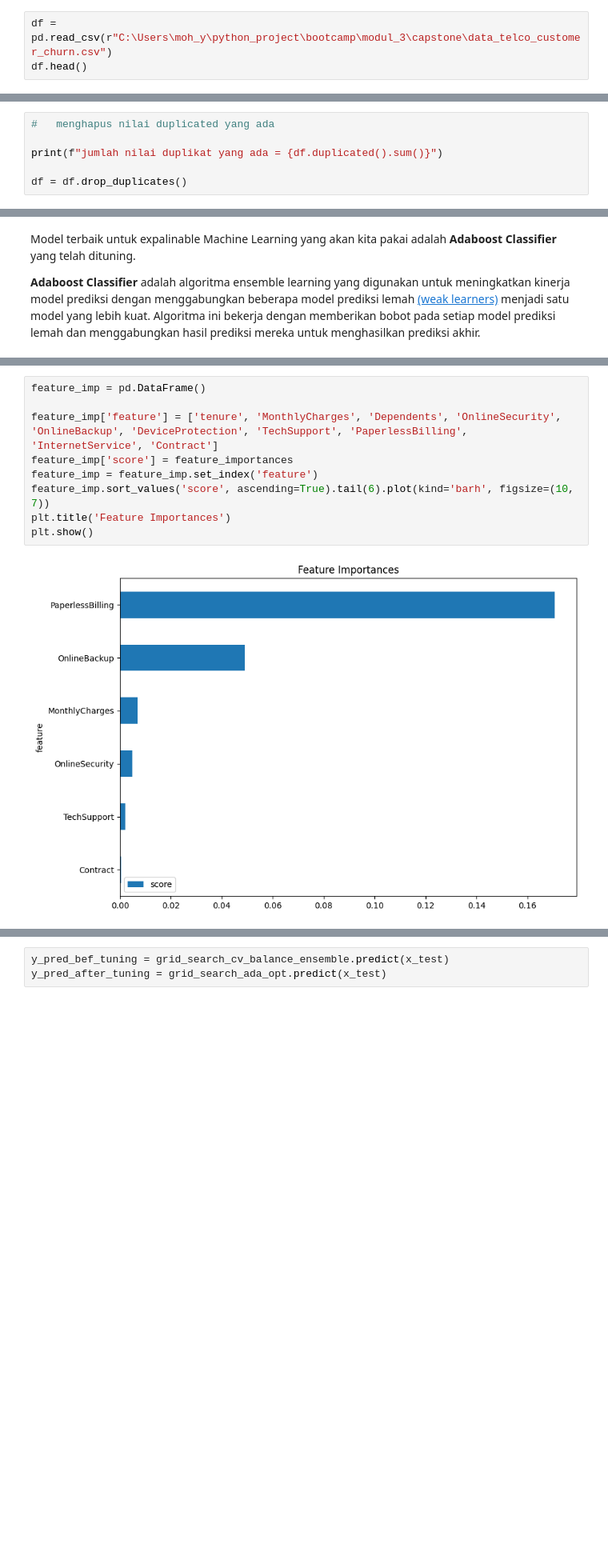
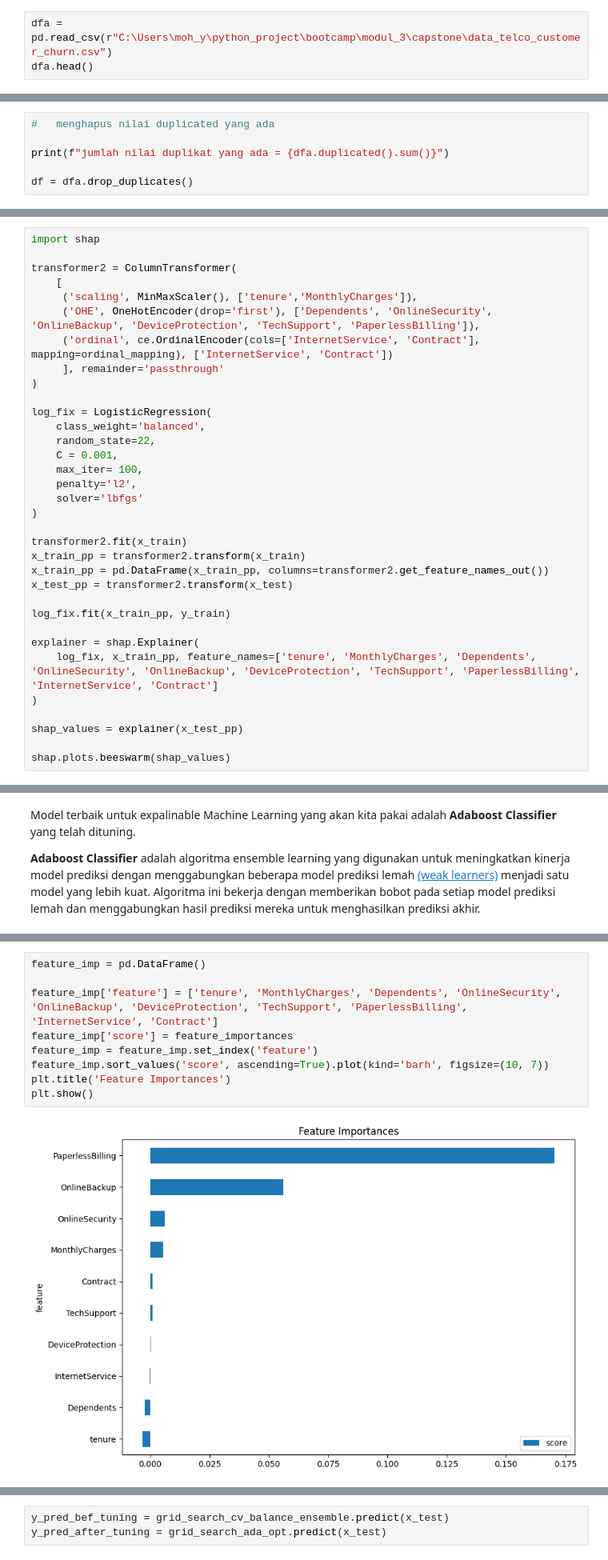
Before and after one commit to yapex1324/telco_customer_churn, a Jupyter notebook: capstone3 - Copy.ipynb, the cells around one changed output, grey strips where cells are left out. Shown at 80% size. Drawn from its saved outputs; the diff is of its cells as text; blank space fills up the shorter version.

```diff
--- a/capstone3 - Copy.ipynb
+++ b/capstone3 - Copy.ipynb
@@ -104,8 +104,8 @@ f2 = make_scorer(fbeta_score, beta=2)
 # %% [markdown]
 Langkah pertama yang akan kita lakukan adalah mempelajari dataset yang tersedia. Data tersebut dapat diakses [disini](https://drive.google.com/file/d/1oB5uKtJr7dWcWr9Ld5ZFAuVkpV005ceH/view).
 # %%
-df = pd.read_csv(r"C:\Users\moh_y\python_project\bootcamp\modul_3\capstone\data_telco_customer_churn.csv")
-df.head()
+dfa = pd.read_csv(r"C:\Users\moh_y\python_project\bootcamp\modul_3\capstone\data_telco_customer_churn.csv")
+dfa.head()
 # %% [output]
 |  | Dependents | tenure | OnlineSecurity | OnlineBackup | InternetService | DeviceProtection | TechSupport | ... |
 | 0 | Yes | 9 | No | No | DSL | Yes | Yes | ... |
@@ -189,9 +189,9 @@ Tahap selanjutnya ada menghapus data duplikat. Adanya duplikat dapat menyebabkan
 # %%
 #   menghapus nilai duplicated yang ada
 
-print(f"jumlah nilai duplikat yang ada = {df.duplicated().sum()}")
+print(f"jumlah nilai duplikat yang ada = {dfa.duplicated().sum()}")
 
-df = df.drop_duplicates()
+df = dfa.drop_duplicates()
 # %% [output]
 jumlah nilai duplikat yang ada = 77
 # %% [markdown]
@@ -911,0 +954,34 @@ Terlihat bahwa ternyata untuk model Logistic Regression kita, fitur/kolom **Cont
+# %%
+import shap
+
+transformer2 = ColumnTransformer(
+    [
+     ('scaling', MinMaxScaler(), ['tenure','MonthlyCharges']),
+     ('OHE', OneHotEncoder(drop='first'), ['Dependents', 'OnlineSecurity', 'OnlineBackup', 'DeviceProtection', 'TechSupport', 'PaperlessBilling']),
+     ('ordinal', ce.OrdinalEncoder(cols=['InternetService', 'Contract'], mapping=ordinal_mapping), ['InternetService', 'Contract'])
+     ], remainder='passthrough'
+)
+
+log_fix = LogisticRegression(
+    class_weight='balanced',
+    random_state=22,
+    C = 0.001,
+    max_iter= 100,
+    penalty='l2',
+    solver='lbfgs'
+)
+
+transformer2.fit(x_train)
+x_train_pp = transformer2.transform(x_train)
+x_train_pp = pd.DataFrame(x_train_pp, columns=transformer2.get_feature_names_out())
+x_test_pp = transformer2.transform(x_test)
+
+log_fix.fit(x_train_pp, y_train)
+
+explainer = shap.Explainer(
+    log_fix, x_train_pp, feature_names=['tenure', 'MonthlyCharges', 'Dependents', 'OnlineSecurity', 'OnlineBackup', 'DeviceProtection', 'TechSupport', 'PaperlessBilling', 'InternetService', 'Contract']
+)
+
+shap_values = explainer(x_test_pp)
+
+shap.plots.beeswarm(shap_values)
@@ -1037,14 +1096,14 @@ array(['scaling__tenure', 'scaling__MonthlyCharges',
 # %%
 feature_imp = pd.DataFrame()
 
 feature_imp['feature'] = ['tenure', 'MonthlyCharges', 'Dependents', 'OnlineSecurity', 'OnlineBackup', 'DeviceProtection', 'TechSupport', 'PaperlessBilling', 'InternetService', 'Contract']
 feature_imp['score'] = feature_importances
 feature_imp = feature_imp.set_index('feature')
-feature_imp.sort_values('score', ascending=True).tail(6).plot(kind='barh', figsize=(10, 7))
+feature_imp.sort_values('score', ascending=True).plot(kind='barh', figsize=(10, 7))
 plt.title('Feature Importances')
 plt.show()
 # %% [output]
-[figure, old version]
+[figure, new version]
 # %% [markdown]
 Terlihat bahwa ternyata untuk model Adaboost Classifier kita, fitur/kolom **PaperlessBilling** adalah yang paling penting, kemudian diikuti dengan **OnlineBackup**. Sedangkan fitur seperti **MonthlyCharges**, **OnlineSecurity**, **TechSupport** dan **Contract** dianggap tidak begitu penting.
 
```
Also changed, not shown: parts of 26 cells of this notebook.
